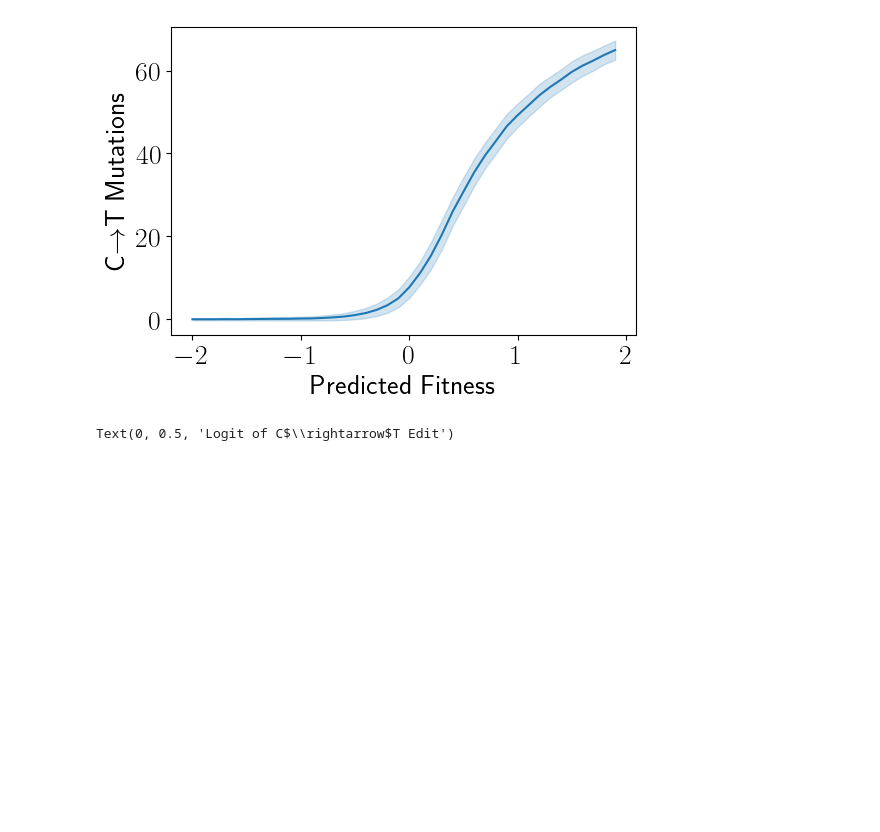
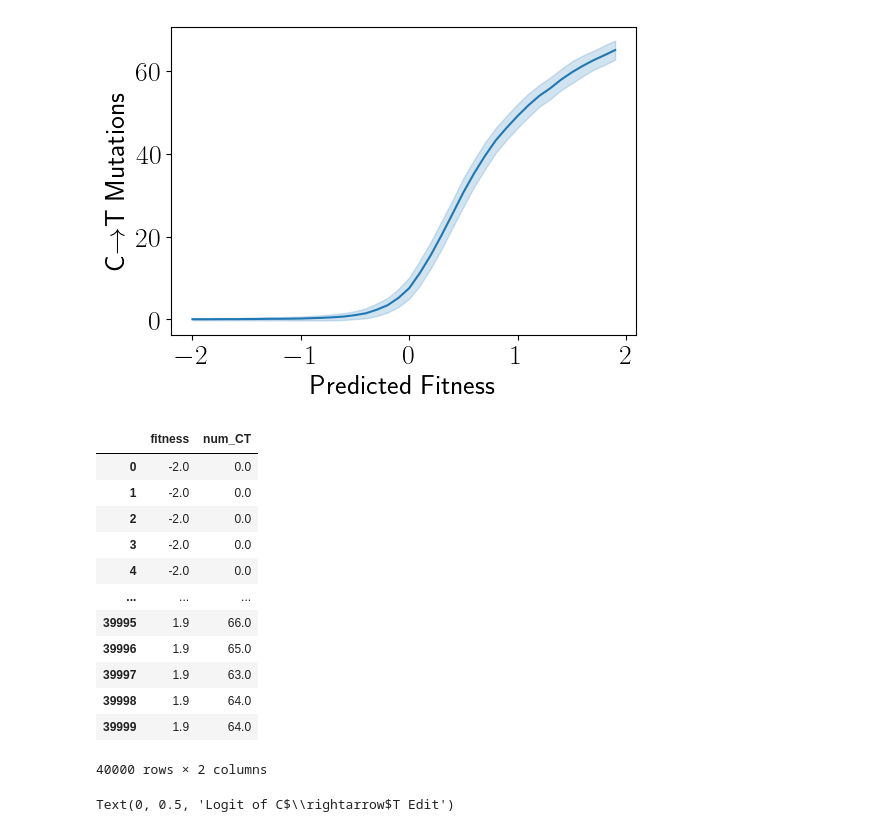
Before and after one commit to vikram-sundar/FLIGHTED_public, a Jupyter notebook: notebooks/FLIGHTED_DHARMA.ipynb, the cells around one changed output. Drawn from its saved outputs; the diff is of its cells as text; code cells hidden in the pictures; blank space fills up the shorter version.

```diff
--- a/notebooks/FLIGHTED_DHARMA.ipynb
+++ b/notebooks/FLIGHTED_DHARMA.ipynb
@@ -465,6 +469,22 @@ ax.set_ylabel(r'C$\rightarrow$T Mutations')
 # %% [output]
 Text(0, 0.5, 'C$\\rightarrow$T Mutations')
 [figure]
+# %%
+prob_fitness_df
+# %% [output]
+|  | fitness | num_CT |
+| 0 | -2.0 | 0.0 |
+| 1 | -2.0 | 0.0 |
+| 2 | -2.0 | 0.0 |
+| 3 | -2.0 | 0.0 |
+| 4 | -2.0 | 0.0 |
+| ... | ... | ... |
+| 39995 | 1.9 | 66.0 |
+| 39996 | 1.9 | 65.0 |
+| 39997 | 1.9 | 63.0 |
+| 39998 | 1.9 | 64.0 |
+| 39999 | 1.9 | 64.0 |
+40000 rows × 2 columns
 # %%
 test_fitnesses = torch.arange(-2, 2, 0.5)
 logits, _ = compute_edit_probs(test_fitnesses)
```
Also changed, not shown: parts of 5 cells of this notebook, 3 other files.
